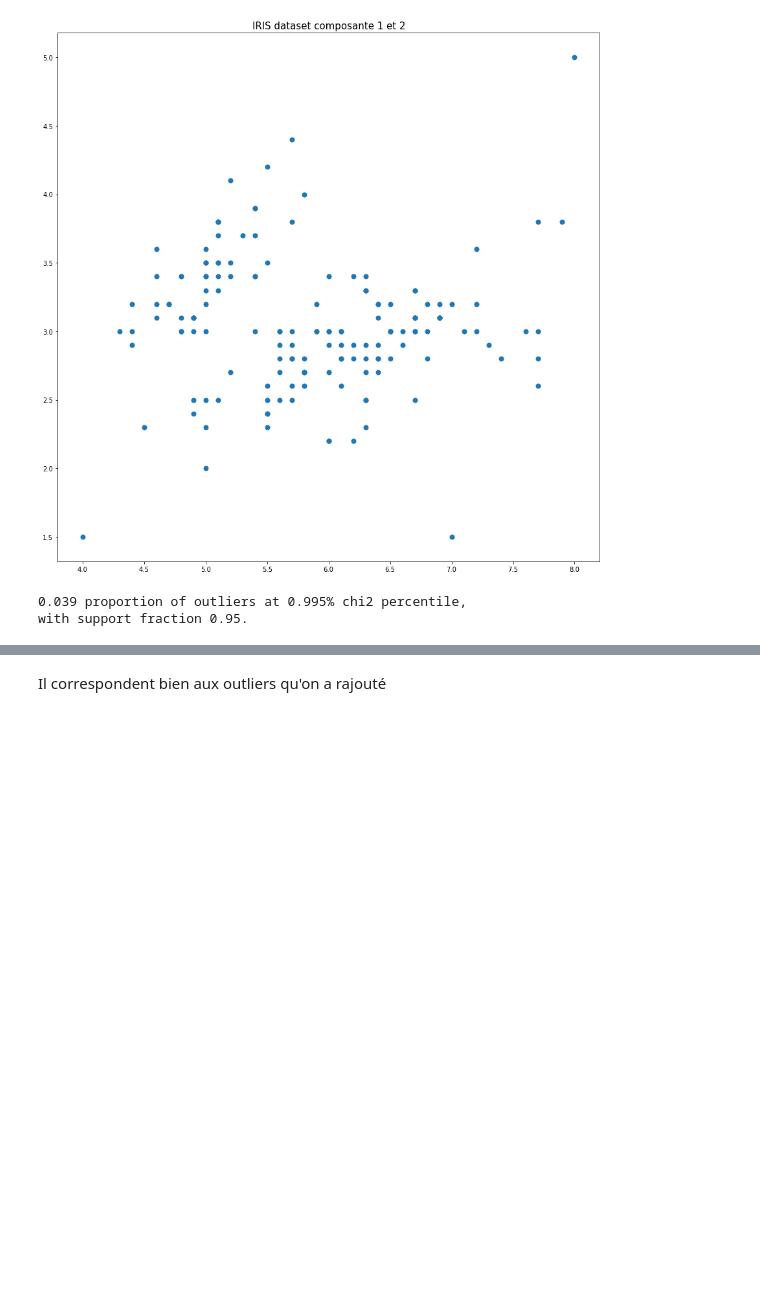
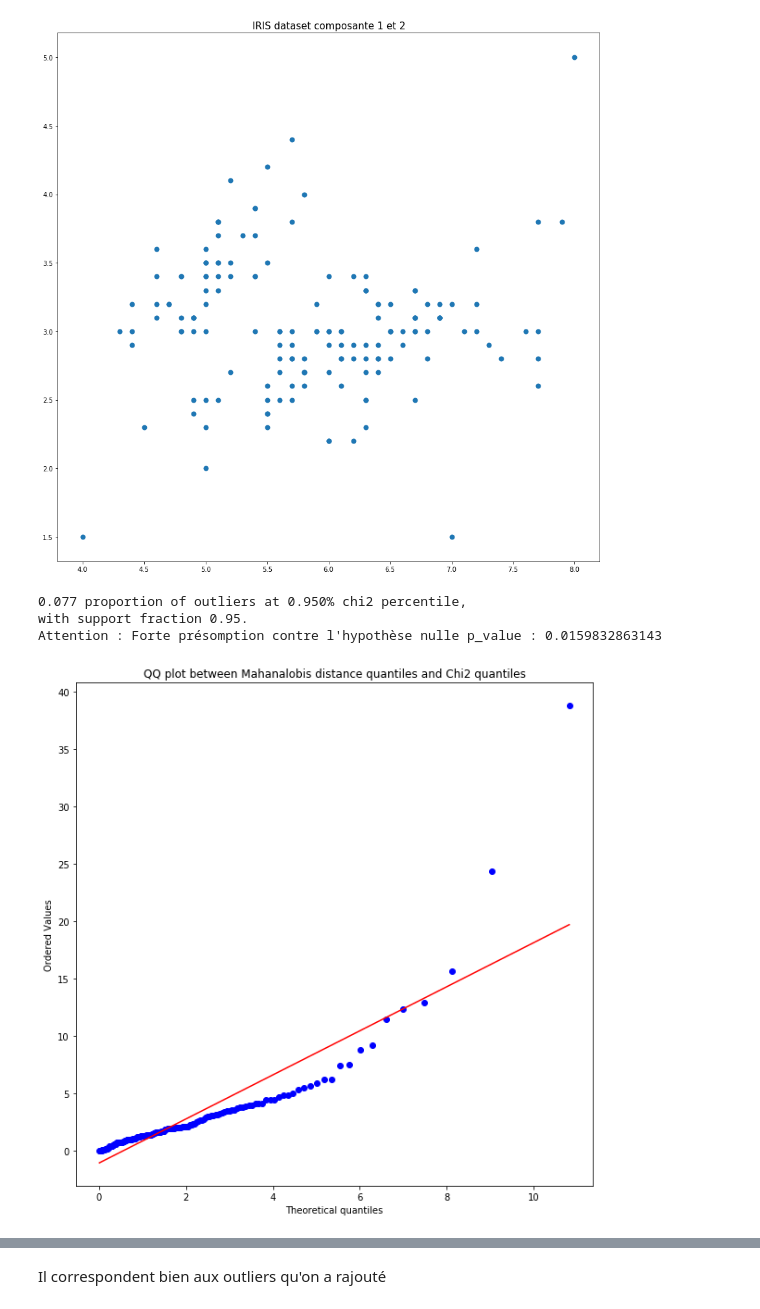
Before and after one commit to tvayer/outlierdetection, a Jupyter notebook: Distance based/Mahalanobis.ipynb, the cells around one changed output, grey strips where cells are left out. Cells and saved outputs as stored; diff of their text form; code cells hidden in the pictures; blank space fills up the shorter version.

```diff
--- a/Distance based/Mahalanobis.ipynb
+++ b/Distance based/Mahalanobis.ipynb
@@ -116,11 +139,13 @@ class OutlierMahalanobis(object):
 
         plt.show()
 # %%
-mh=OutlierMahalanobis()
-fitmh=mh.fit(Xreduced2)
+mh=OutlierMahalanobis(support_fraction = 0.95, chi2_percentile = 0.95)
+fitmh=mh.fit(X)
 # %% [output]
-0.039 proportion of outliers at 0.995% chi2 percentile,
+0.077 proportion of outliers at 0.950% chi2 percentile,
 with support fraction 0.95.
+Attention : Forte présomption contre l'hypothèse nulle p_value : 0.0159832863143
+[figure, added]
 # %%
 fitmh.plot()
 # %% [output]
```
Also changed, not shown: parts of 32 cells of this notebook.
